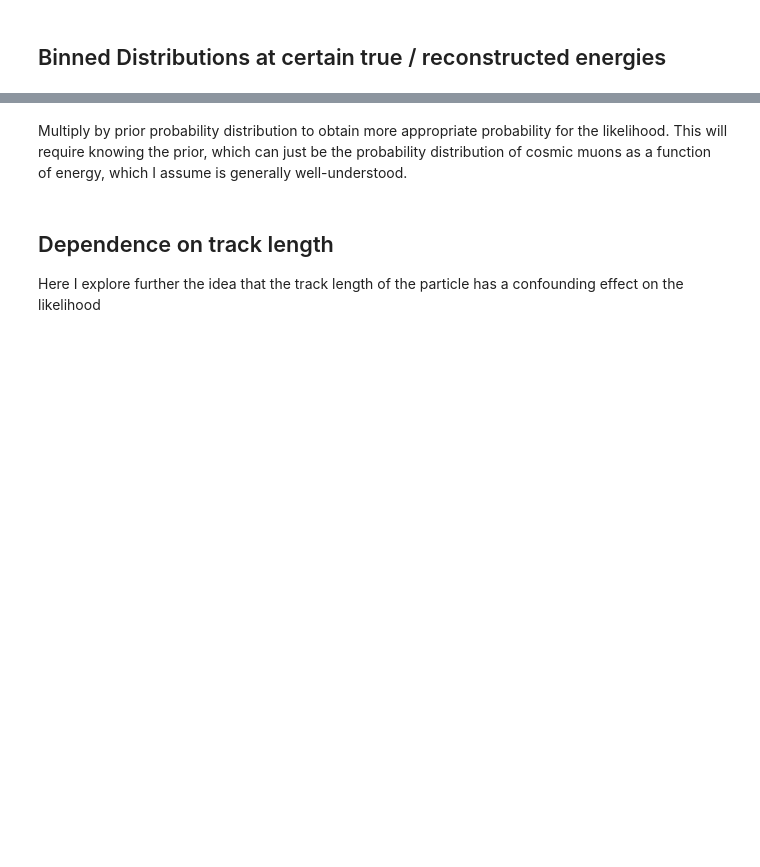
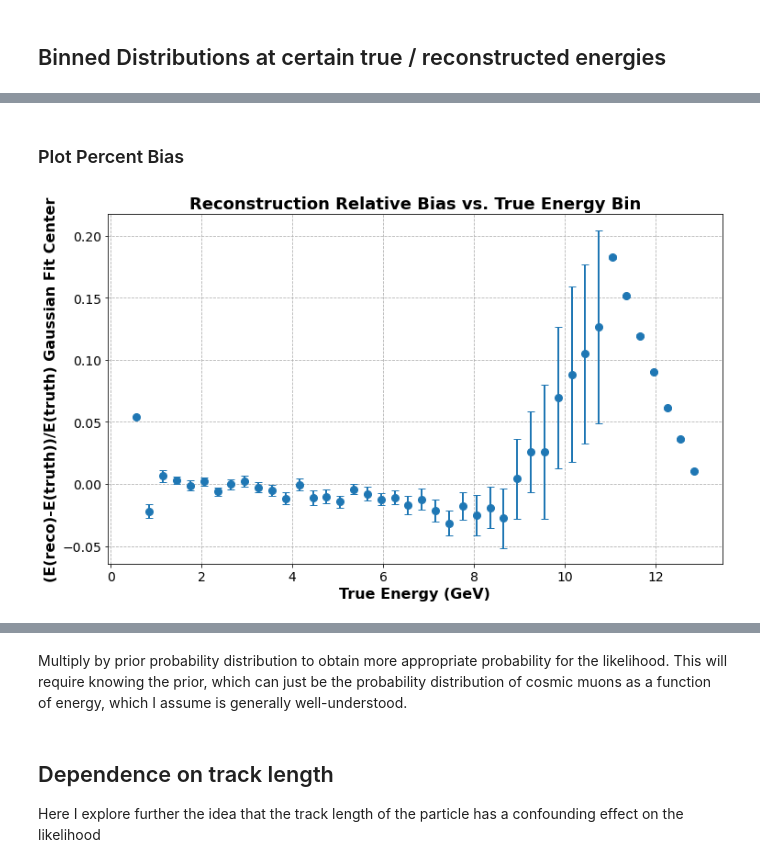
Before and after one commit to socrossley/Cosmic_Muon_CER, a Jupyter notebook: Test_Like.ipynb, the cells around one changed output, grey strips where cells are left out. Drawn from its saved outputs; the diff is of its cells as text; code cells hidden in the pictures; blank space fills up the shorter version.

```diff
--- a/Test_Like.ipynb
+++ b/Test_Like.ipynb
@@ -338,0 +304,32 @@ plt.show()
+# %%
+likedf['reco'] = likedf[['reconstructed_min', 'reconstructed_max']].mean(axis=1)
+likedf['difference'] = likedf.reco - likedf.truth
+
+
+# Requires dataframe to contain muons of true energy monotonically increasing
+muons_per_ebin = likedf.truebin.loc[likedf.truebin == 1].index[0] # Finds location of first muon in true bin 1
+num_bins = fitdf.shape[0]
+
+gaussian_data = []
+for idx in tqdm(range(num_bins)):
+    df = likedf.loc[likedf.truebin == idx]
+    gaussian_data.append(gaussdiff(df))
+
+gausses = pd.DataFrame(gaussian_data, columns=['gloc', 'gwidth', 'gloc_err', 'gwidth_err', 'truth'])
+# %% [markdown]
+### Plot Percent Bias
+# %%
+truth = gausses.truth
+pct_bias = gausses.gloc / truth
+pct_bias_err = gausses.gloc_err / truth
+
+plt.figure()
+plt.errorbar(truth, pct_bias, yerr=pct_bias_err, marker='o')
+plt.title('Reconstruction Relative Bias vs. True Energy Bin')
+plt.xlabel('True Energy (GeV)')
+plt.ylabel('(E(reco)-E(truth))/E(truth) Gaussian Fit Center')
+# plt.ylim(-0.1, 1.1)
+# savefig(plt.gcf(), '1pbias_Relative_Bias_vs_TE_Bin.png')
+plt.show()
+# %% [output]
+[figure, added]
```
Also changed, not shown: parts of 44 cells of this notebook, 9 other files.
